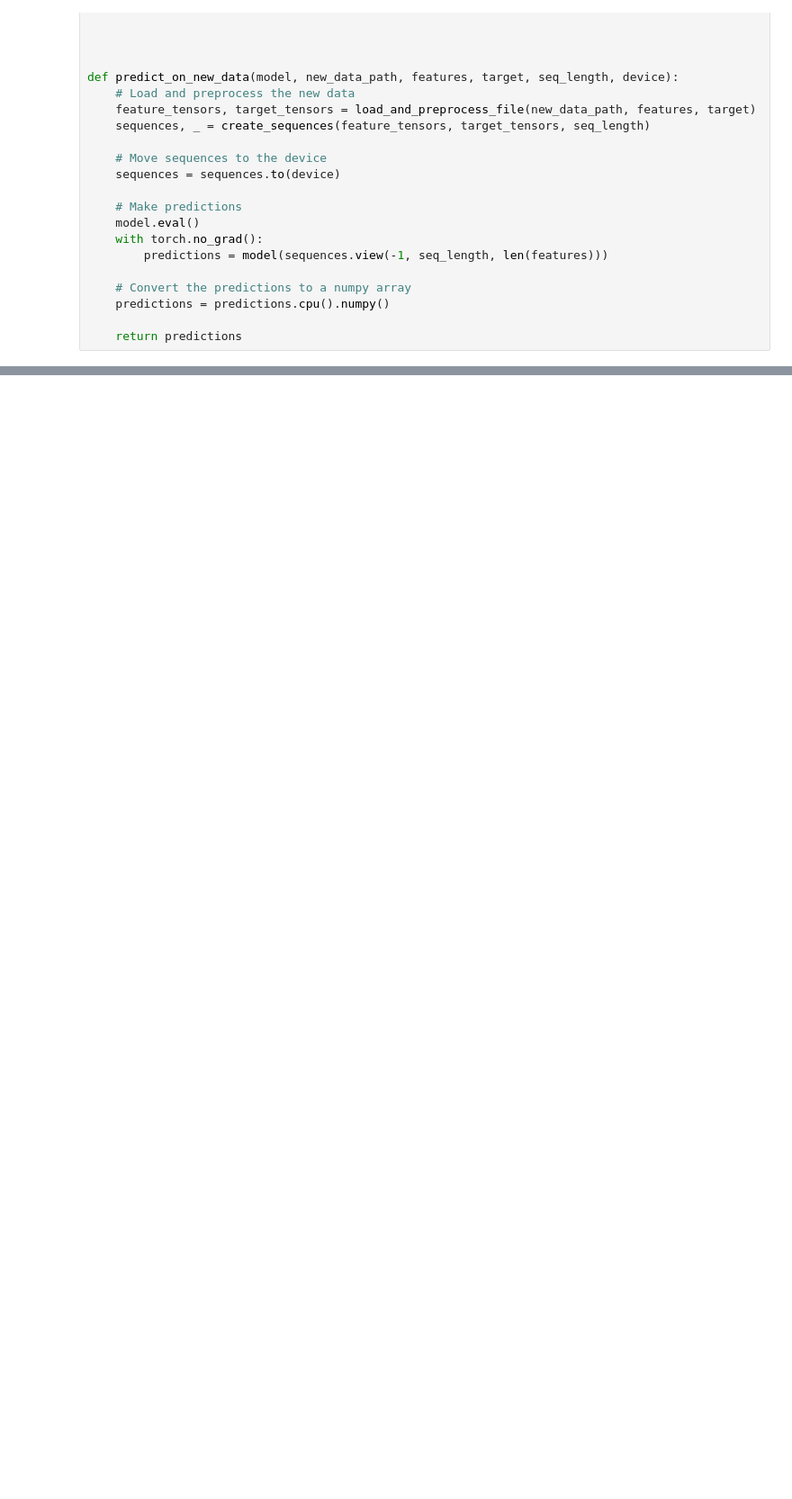
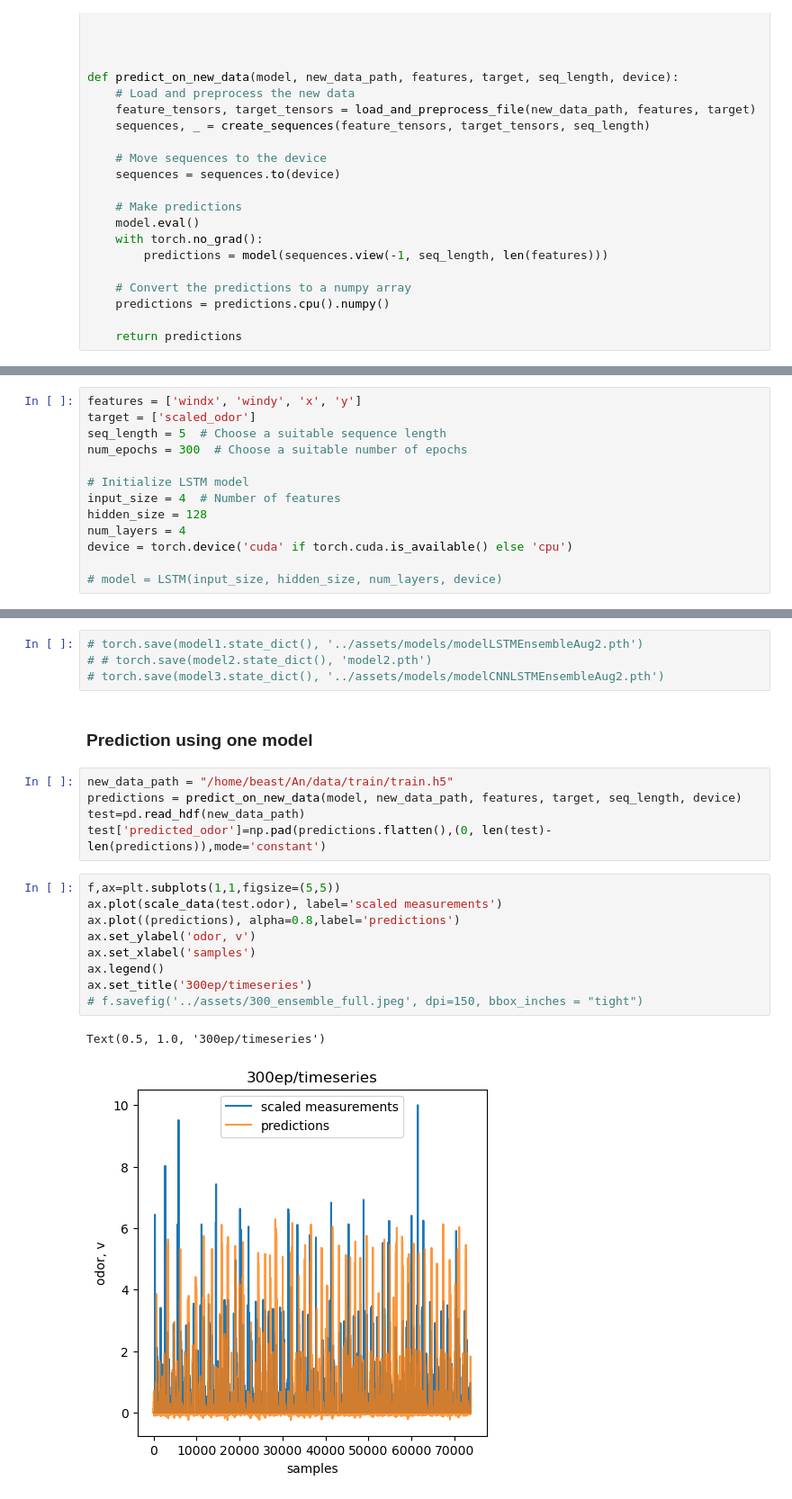
Before and after one commit to arunavanag591/COSMOS, a Jupyter notebook: train_time_series.ipynb, the cells around one changed output, grey strips where cells are left out. Shown at 90% size. Saved outputs shown, nothing was run; the diff lists cells and outputs as text; blank space fills up the shorter version.

```diff
--- a/train_time_series.ipynb
+++ b/train_time_series.ipynb
@@ -386,0 +219,13 @@ f.savefig('../assets/380_epochs_compare2.jpeg', dpi=150, bbox_inches = "tight")
+# %%
+features = ['windx', 'windy', 'x', 'y']
+target = ['scaled_odor']
+seq_length = 5  # Choose a suitable sequence length
+num_epochs = 300  # Choose a suitable number of epochs
+
+# Initialize LSTM model
+input_size = 4  # Number of features
+hidden_size = 128
+num_layers = 4
+device = torch.device('cuda' if torch.cuda.is_available() else 'cpu')
+
+# model = LSTM(input_size, hidden_size, num_layers, device)
@@ -386,0 +324,23 @@ f.savefig('../assets/380_epochs_compare2.jpeg', dpi=150, bbox_inches = "tight")
+# %%
+# torch.save(model1.state_dict(), '../assets/models/modelLSTMEnsembleAug2.pth')
+# # torch.save(model2.state_dict(), 'model2.pth')
+# torch.save(model3.state_dict(), '../assets/models/modelCNNLSTMEnsembleAug2.pth')
+# %% [markdown]
+### Prediction using one model
+# %%
+new_data_path = "/home/beast/An/data/train/train.h5"
+predictions = predict_on_new_data(model, new_data_path, features, target, seq_length, device)
+test=pd.read_hdf(new_data_path)
+test['predicted_odor']=np.pad(predictions.flatten(),(0, len(test)-len(predictions)),mode='constant')
+# %%
+f,ax=plt.subplots(1,1,figsize=(5,5))
+ax.plot(scale_data(test.odor), label='scaled measurements')
+ax.plot((predictions), alpha=0.8,label='predictions')
+ax.set_ylabel('odor, v')
+ax.set_xlabel('samples')
+ax.legend()
+ax.set_title('300ep/timeseries')
+# f.savefig('../assets/300_ensemble_full.jpeg', dpi=150, bbox_inches = "tight")
+# %% [output]
+Text(0.5, 1.0, '300ep/timeseries')
+[figure, added]
```
Also changed, not shown: parts of 35 cells of this notebook, 2 other files.
